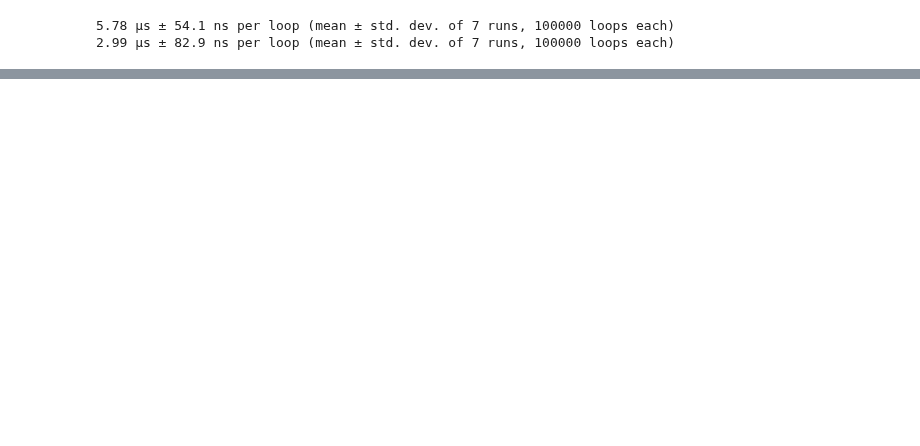
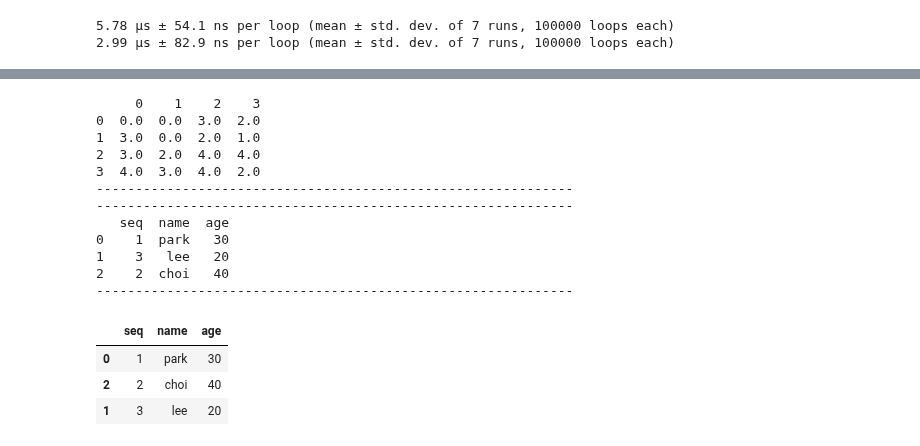
Before and after one commit to NikeLee/pythonwork, a Jupyter notebook: analysis/2_pandas.ipynb, the cells around one changed output, grey strips where cells are left out. Cells and saved outputs as stored; diff of their text form; code cells hidden in the pictures; blank space fills up the shorter version.

```diff
--- a/analysis/2_pandas.ipynb
+++ b/analysis/2_pandas.ipynb
@@ -778,0 +834,52 @@ dtype: float64
+# %%
+##### DataFrame
+
+np.random.seed(2)
+df = pd.DataFrame(np.random.randint(5, size=(4, 4)), dtype=float)
+print(df)
+print("-------------------------------------------------------------")
+
+df.sort_values(by=2)
+df.sort_values(by=[1, 2])
+print("-------------------------------------------------------------")
+
+df1 = pd.DataFrame({
+    "seq":[1, 3, 2], "name":["park", "lee", "choi"], "age":[30, 20, 40]
+                   })
+print(df1)
+print("-------------------------------------------------------------")
+
+# seq를 기준으로 정렬(내림차순)
+df1.sort_values(by="seq", ascending=False, axis=0)
+
+# index를 기준으로 정렬
+df1.sort_index()
+df1.sort_index(axis=0)
+df1.sort_index(axis=1, ascending=False)
+
+# inplace
+df1.sort_values(by=["seq", "name"], inplace=True)
+df1
+print("-------------------------------------------------------------")
+
+# 결측치의 위치 선정
+df1 = pd.DataFrame({
+    "seq":[1, np.nan, 2], "name":["park", "lee", "choi"], "age":[30, 20, 40]
+    })
+# %% [output]
+     0    1    2    3
+0  0.0  0.0  3.0  2.0
+1  3.0  0.0  2.0  1.0
+2  3.0  2.0  4.0  4.0
+3  4.0  3.0  4.0  2.0
+-------------------------------------------------------------
+-------------------------------------------------------------
+   seq  name  age
+0    1  park   30
+1    3   lee   20
+2    2  choi   40
+-------------------------------------------------------------
+|  | seq | name | age |
+| 0 | 1 | park | 30 |
+| 2 | 2 | choi | 40 |
+| 1 | 3 | lee | 20 |
```
Also changed, not shown: parts of 18 cells of this notebook.
